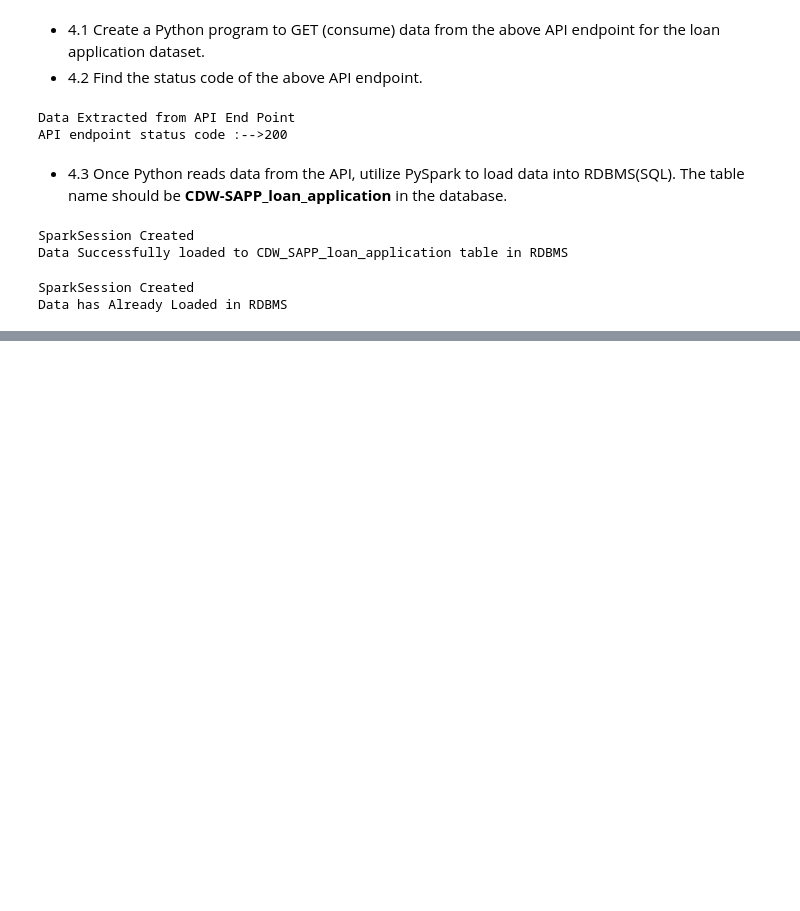
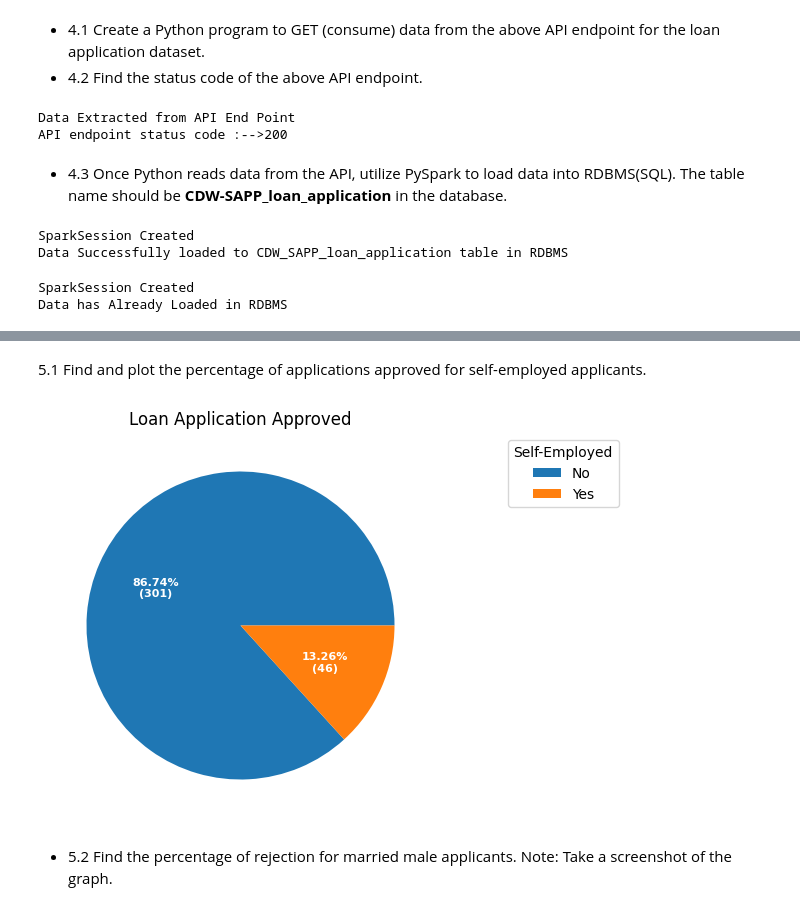
Before and after one commit to nighotY/capstone_project, a Jupyter notebook: dataeng_capstone.ipynb, the cells around one changed output, grey strips where cells are left out. Drawn from its saved outputs; the diff is of its cells as text; code cells hidden in the pictures; blank space fills up the shorter version.

```diff
--- a/dataeng_capstone.ipynb
+++ b/dataeng_capstone.ipynb
@@ -1112,0 +1127,15 @@ Data has Already Loaded in RDBMS
+# %% [markdown]
+ 5.1 Find and plot the percentage of applications approved for self-employed applicants.
+# %%
+def get_data(USER,PASSWORD,tablename):
+    res_df=spark.read\
+                .format("jdbc")\
+                .options(driver="com.mysql.cj.jdbc.Driver",\
+                         user=USER,\
+                         password=PASSWORD,\
+                         url="jdbc:mysql://localhost:3308/",\
+                         dbtable="creditcard_capstone.{}".format(tablename)) \
+                        .load()
+    return res_df
+# %%
+loan_df=get_data(USER,PASSWORD,"cdw_sapp_loan_application").toPandas()
@@ -1112,0 +1148,29 @@ Data has Already Loaded in RDBMS
+# %%
+def plot_self_emp(loan_df):
+    app_data=loan_df[['Application_Status','Self_Employed']]
+    emp_approval=app_data[app_data['Application_Status']=='Y'][['Self_Employed']].value_counts()
+    values=emp_approval.values.tolist()
+    status=[i[0] for i in emp_approval.index.values]
+    fig, ax = plt.subplots(figsize=(20, 5), subplot_kw=dict(aspect="equal"))
+    def func(pct, allvals):
+        absolute = int(np.round(pct/100.*np.sum(allvals)))
+        return f"{pct:.2f}%\n({absolute:d})"
+    wedges, texts, autotexts = ax.pie(values, autopct=lambda pct: func(pct, values),
+                                    textprops=dict(color="w"))
+    ax.legend(wedges, status, \
+            title="Self-Employed", \
+            loc="upper right", \
+            bbox_to_anchor=(1, 0, 0.5, 1))
+
+    plt.setp(autotexts, size=8, weight="bold")
+
+    ax.set_title("Loan Application Approved")
+
+    plt.show()
+# %%
+plot_self_emp(loan_df)
+# %% [output]
+[figure, added]
+# %% [markdown]
+* 5.2 Find the percentage of rejection for married male applicants.
+    Note: Take a screenshot of the graph.
```
Also changed, not shown: parts of 19 cells of this notebook, 1 other file.
